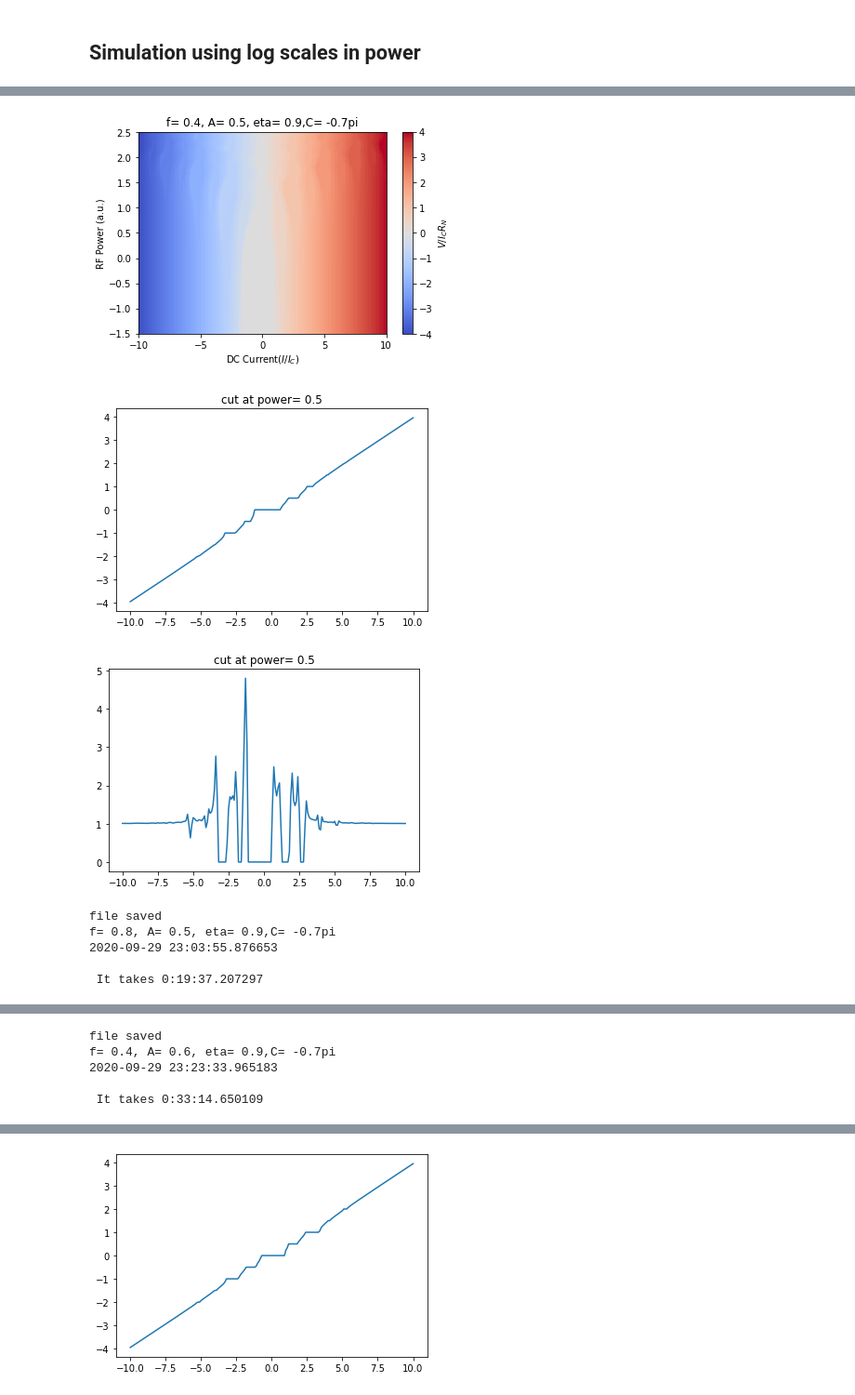
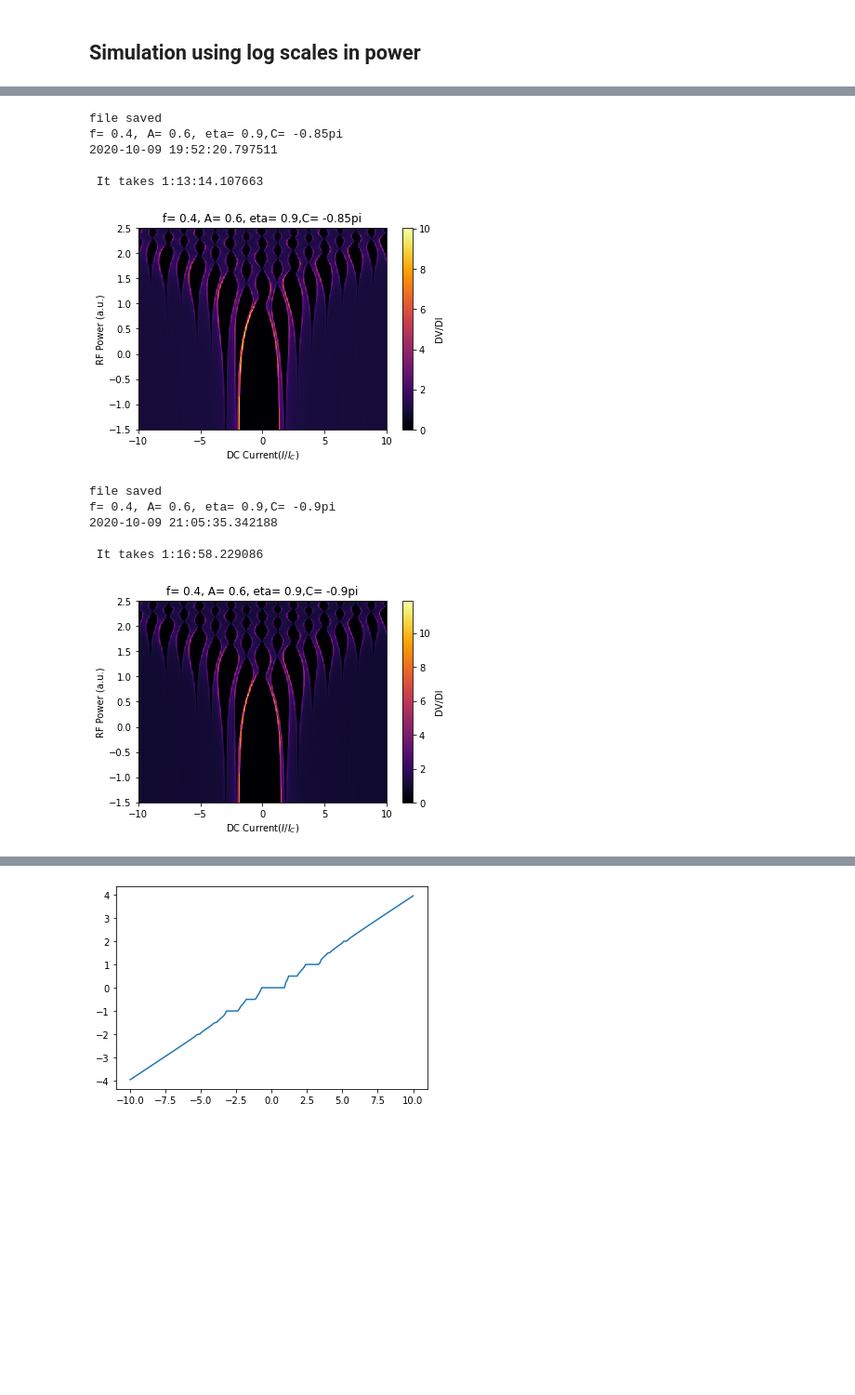
Before and after one commit to mingweii/Josephson-junction-simulations, a Jupyter notebook: Shapiro/two-channel-CPR/Shapiro_Diagram_RSJ_normalized_two_channels.ipynb, the cells around one changed output, grey strips where cells are left out. Shown at 93% size. Drawn from its saved outputs; the diff is of its cells as text; code cells hidden in the pictures; blank space fills up the shorter version.

Commit message:
Add noise, moving averages for peak height smoothing, plots for PRL resubmission

```diff
--- a/Shapiro/two-channel-CPR/Shapiro_Diagram_RSJ_normalized_two_channels.ipynb
+++ b/Shapiro/two-channel-CPR/Shapiro_Diagram_RSJ_normalized_two_channels.ipynb
@@ -200,14 +197,14 @@ print(2.5e9/f0)
 # %% [markdown]
 ## Simulation using log scales in power
 # %%
-A=0.8
+A=0.6
 eta=0.9
-C=-0.7 # as a unit of pi
+C=-0.9 # as a unit of pi
 f_rf=0.8
 # %%
-IDC_step=0.1
-IDC_array=np.linspace(-10,10,201)
-PRF_step=0.1
+IDC_step=0.05
+IDC_array=np.linspace(-10,10,401)
+PRF_step=0.02
 PRF_array=np.linspace(-1.5,2.5,201)
 IRF_array = 10**(PRF_array/2)
 print(IRF_array[-1])
@@ -215,6 +212,8 @@ print(IRF_array[0])
 
 print("DC array size: "+str(len(IDC_array)))
 print("RF array size: "+str(len(IRF_array)))
+print("DC step: "+str(IDC_array[1]-IDC_array[0]))
+print("RF step: "+str(PRF_array[1]-PRF_array[0]))
 # %% [output]
 17.78279410038923
 0.1778279410038923
@@ -223,16 +224,17 @@ RF array size: 201
 # %%
-f_array=np.array([0.4,0.8])
-A_array=np.array([0.5,0.6,0.7,0.8,0.9,1])
+f_rf=0.4
+A_array=np.array([0.6])
 eta_array=np.array([0.9])
+C_array=np.array([-0.8,-0.85,-0.9])
 # %%
 for A in A_array:
     for eta in eta_array:
-        for f_rf in f_array:
+        for C in C_array:
 
             _name_file = "f_"+str(f_rf)+"_A"+str(np.round(A,3))+"_eta"+str(np.round(eta,3))+"_C"+str(np.round(C,2))+"pi_log"
             _name_title = "f= "+str(f_rf)+", A= "+str(np.round(A,3))+", eta= "+str(np.round(eta,3))+",C= "+str(np.round(C,2))+"pi"
             print(_name_title)
-            Ic_max=find_Ic_max(A,eta,C)
+            #Ic_max=find_Ic_max(A,eta,C)
             T1=datetime.now()
             print (T1)
             V=np.empty([len(IRF_array),len(IDC_array)])
@@ -257,23 +259,23 @@ for A in A_array:
             plt.savefig("DVDI_"+_name_file+".pdf")
             plt.show()
 
-            plt.figure()
-            plt.pcolormesh(IDC_array, PRF_array, V/f_rf , cmap = 'coolwarm',linewidth=0,rasterized=True,shading="auto")
-            plt.xlabel("DC Current($I/I_C$)")
-            plt.ylabel("RF Power (a.u.)")
-            plt.colorbar(label = "$V/I_CR_N$")
-            plt.title(_name_title)
-            plt.savefig("V_"+_name_file+".pdf")
-            plt.show()
+            #plt.figure()
+            #plt.pcolormesh(IDC_array, PRF_array, V/f_rf , cmap = 'coolwarm',linewidth=0,rasterized=True,shading="auto")
+            #plt.xlabel("DC Current($I/I_C$)")
+            #plt.ylabel("RF Power (a.u.)")
+            #plt.colorbar(label = "$V/I_CR_N$")
+            #plt.title(_name_title)
+            #plt.savefig("V_"+_name_file+".pdf")
+            #plt.show()
 
-            plt.figure()
-            plt.plot(IDC_array,V[len(IRF_array)//2,:]/f_rf)#/(np.pi*hbar*f/Qe))
-            plt.title("cut at power= "+str(PRF_array[len(IRF_array)//2]))
-            plt.show()
-            plt.figure()
-            plt.plot(IDC_array,DVDI[len(IRF_array)//2,:])
-            plt.title("cut at power= "+str(PRF_array[len(IRF_array)//2]))
-            plt.show()
-            savemat("./Ic_1uA/data"+_name_file+'.mat',mdict={'IDC':IDC_array,'IRF':IRF_array,'PRF':PRF_array,'A':A, 'eta':eta, 'f_rf':f_rf,'C':C,'V':V,'DVDI':DVDI,'Ic_max':Ic_max})
+            #plt.figure()
+            #plt.plot(IDC_array,V[len(IRF_array)//2,:]/f_rf)#/(np.pi*hbar*f/Qe))
+            #plt.title("cut at power= "+str(PRF_array[len(IRF_array)//2]))
+            #plt.show()
+            #plt.figure()
+            #plt.plot(IDC_array,DVDI[len(IRF_array)//2,:])
+            #plt.title("cut at power= "+str(PRF_array[len(IRF_array)//2]))
+            #plt.show()
+            savemat("./data"+_name_file+'.mat',mdict={'IDC':IDC_array,'IRF':IRF_array,'PRF':PRF_array,'A':A, 'eta':eta, 'f_rf':f_rf,'C':C,'V':V,'DVDI':DVDI})#,'Ic_max':Ic_max})
             print('file saved')
 # %% [output]
@@ -285,8 +287,12 @@ f= 0.4, A= 0.5, eta= 0.9,C= -0.7pi
+file saved
+f= 0.4, A= 0.6, eta= 0.9,C= -0.85pi
+2020-10-09 19:52:20.797511
+
+ It takes 1:13:14.107663
-[figure, old version]
+[figure, new version]
+file saved
+f= 0.4, A= 0.6, eta= 0.9,C= -0.9pi
+2020-10-09 21:05:35.342188
+
+ It takes 1:16:58.229086
-[figure, old version]
+[figure, new version]
-[figure, removed]
-file saved
-f= 0.8, A= 0.5, eta= 0.9,C= -0.7pi
-2020-09-29 23:03:55.876653
-
- It takes 0:19:37.207297
@@ -297,5 +298,0 @@ f= 0.8, A= 0.5, eta= 0.9,C= -0.7pi
-file saved
-f= 0.4, A= 0.6, eta= 0.9,C= -0.7pi
-2020-09-29 23:23:33.965183
-
- It takes 0:33:14.650109
```
Also changed, not shown: parts of 21 cells of this notebook, 52 other files.
